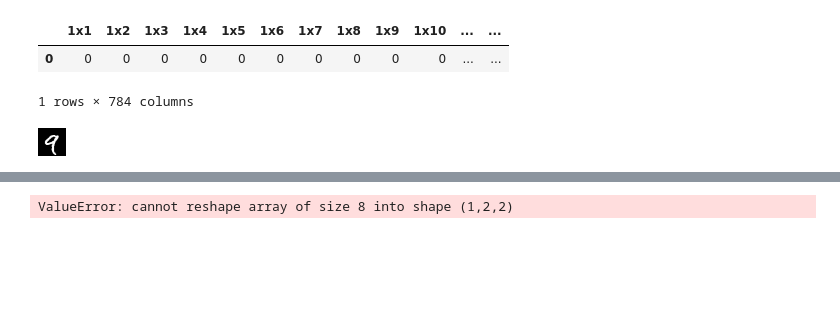
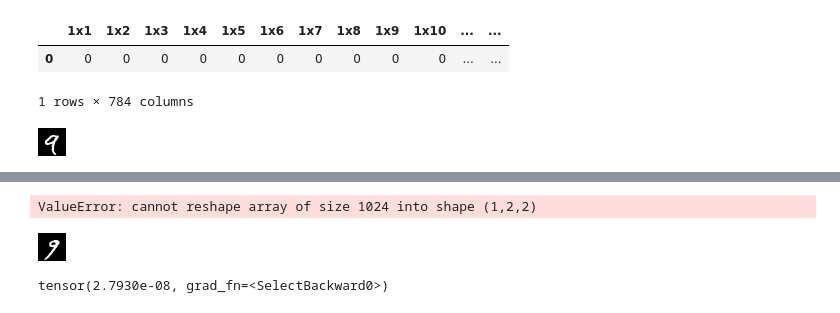
Before and after one commit to BorisVIkVik/MNIST_VALIDATION_LAB, a Jupyter notebook: Lab.ipynb, the cells around one changed output, grey strips where cells are left out. Drawn from its saved outputs; the diff is of its cells as text; code cells hidden in the pictures; blank space fills up the shorter version.

```diff
--- a/Lab.ipynb
+++ b/Lab.ipynb
@@ -354,4 +346,15 @@ sns.heatmap(nn.functional.relu(test_img @ model.l1.weight.detach().T) @ model.l2
 # %%
-sns.heatmap(vector_to_image_dim(model.l2.weight, 2))
+# sns.heatmap(vector_to_image_dim(model.l2.weight, 2))
 # %% [output]
-ValueError: cannot reshape array of size 8 into shape (1,2,2)
+ValueError: cannot reshape array of size 1024 into shape (1,2,2)
+# %%
+img_test = np.array(to_image(X.iloc[33]))
+# img_test[0:28, 0:14] = 0
+Image.fromarray(img_test)
+# %% [output]
+[figure, added]
+# %%
+outputs = model(torch.Tensor(np.array(img_test, dtype=np.float32)).reshape(784))
+nn.functional.softmax(outputs)[4]
+# %% [output]
+tensor(2.7930e-08, grad_fn=<SelectBackward0>)
```
Also changed, not shown: parts of 16 cells of this notebook.
